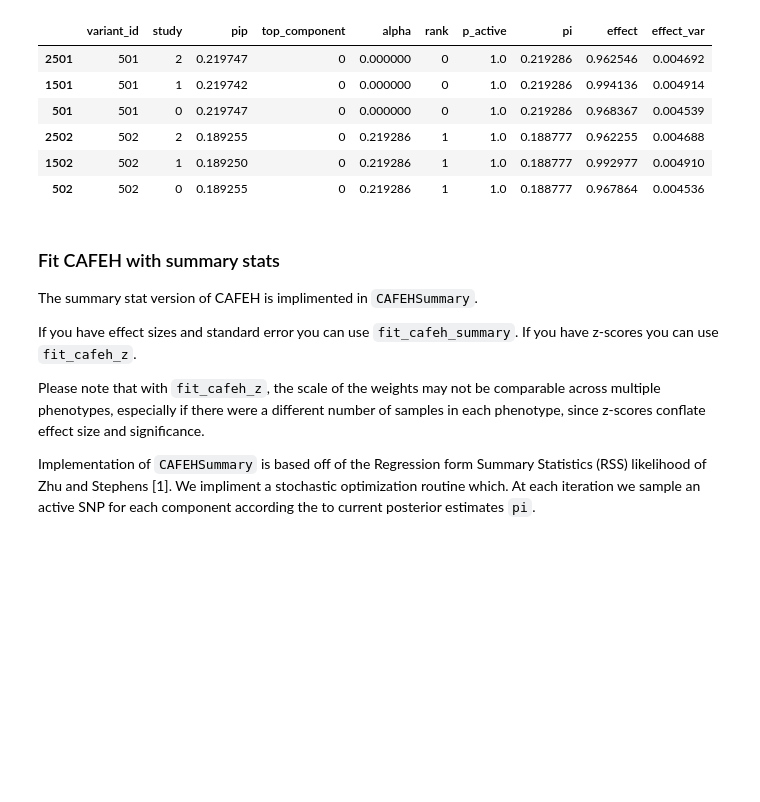
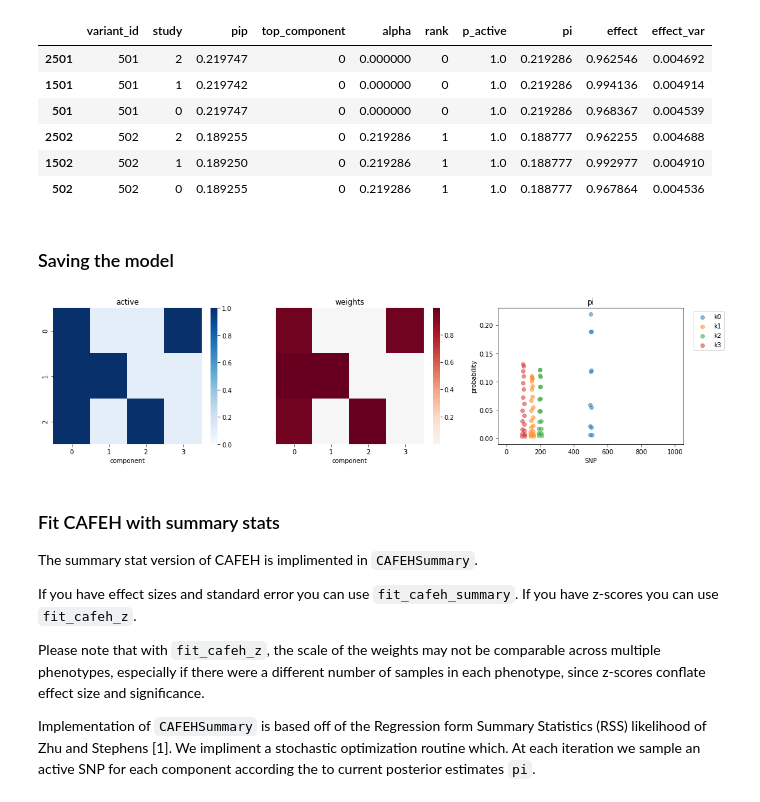
Before and after one commit to karltayeb/cafeh, a Jupyter notebook: notebooks/CAFEH_demo.ipynb, the cells around one changed output. Drawn from its saved outputs; the diff is of its cells as text; code cells hidden in the pictures; blank space fills up the shorter version.

```diff
--- a/notebooks/CAFEH_demo.ipynb
+++ b/notebooks/CAFEH_demo.ipynb
@@ -192,6 +192,22 @@ variant_report.sort_values('alpha').head(n=6)
 | 2502 | 502 | 2 | 0.189255 | 0 | 0.219286 | 1 | 1.0 | 0.188777 | 0.962255 | 0.004688 |
 | 1502 | 502 | 1 | 0.189250 | 0 | 0.219286 | 1 | 1.0 | 0.188777 | 0.992977 | 0.004910 |
 | 502 | 502 | 0 | 0.189255 | 0 | 0.219286 | 1 | 1.0 | 0.188777 | 0.967864 | 0.004536 |
+# %% [markdown]
+### Saving the model
+# %%
+# save model
+# by default we do not save the data with the model, if you want the data set save_data=True
+cafehg.save('./saved_model.pkl', save_data=True)
+
+# load model
+# we save a compact version of the model, when you load the model call _decompress_model()
+
+import pickle
+cafehg_reload = pickle.load(open('saved_model.pkl', 'rb'))
+cafehg_reload._decompress_model()
+cafehg_reload.plot_components()
+# %% [output]
+[figure, added]
 # %% [markdown]
 ### Fit CAFEH with summary stats
 
```
Also changed, not shown: 3 other files.
